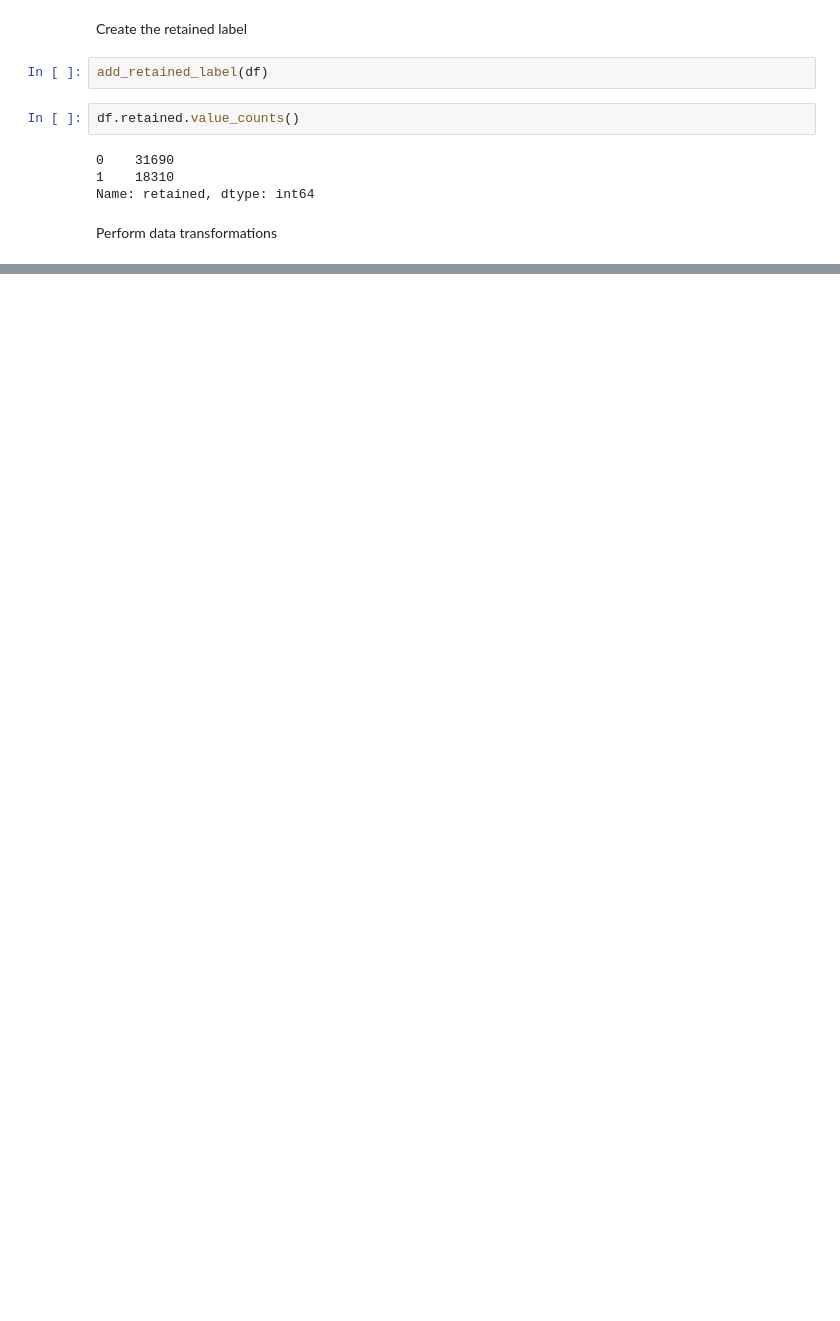
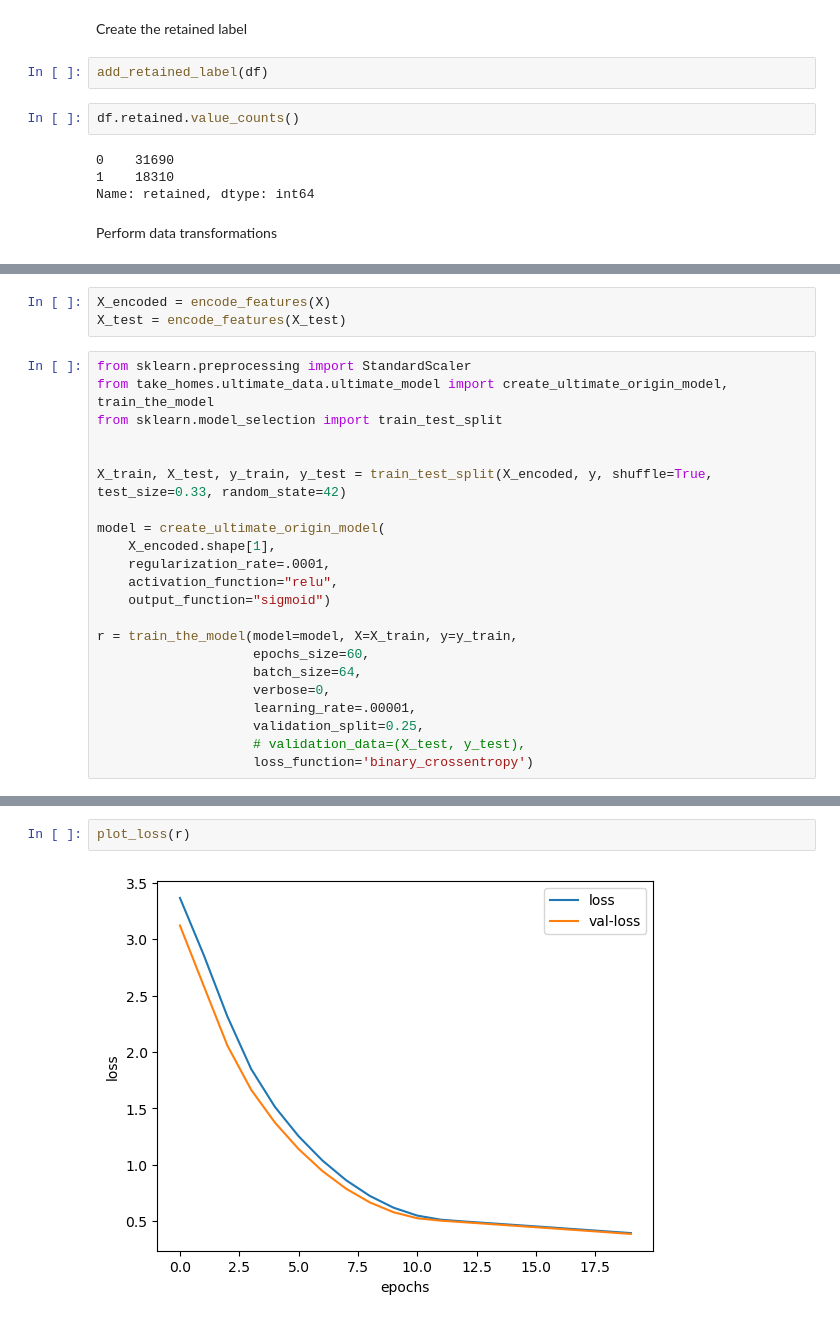
Before and after one commit to cjlcoursework/springboard-general, a Jupyter notebook: take_homes/ultimate_data/ultimate_03.02.ipynb, the cells around one changed output, grey strips where cells are left out. Drawn from its saved outputs; the diff is of its cells as text; blank space fills up the shorter version.

```diff
--- a/take_homes/ultimate_data/ultimate_03.02.ipynb
+++ b/take_homes/ultimate_data/ultimate_03.02.ipynb
@@ -116,0 +177,25 @@ feature_importances, "Cheese")
+# %%
+X_encoded = encode_features(X)
+X_test = encode_features(X_test)
+# %%
+from sklearn.preprocessing import StandardScaler
+from take_homes.ultimate_data.ultimate_model import create_ultimate_origin_model, train_the_model
+from sklearn.model_selection import train_test_split
+
+
+X_train, X_test, y_train, y_test = train_test_split(X_encoded, y, shuffle=True, test_size=0.33, random_state=42)
+
+model = create_ultimate_origin_model(
+    X_encoded.shape[1],
+    regularization_rate=.0001,
+    activation_function="relu",
+    output_function="sigmoid")
+
+r = train_the_model(model=model, X=X_train, y=y_train,
+                    epochs_size=60,
+                    batch_size=64,
+                    verbose=0,
+                    learning_rate=.00001,
+                    validation_split=0.25,
+                    # validation_data=(X_test, y_test),
+                    loss_function='binary_crossentropy')
@@ -116,0 +210,4 @@ feature_importances, "Cheese")
+# %%
+plot_loss(r)
+# %% [output]
+[figure, added]
```
Also changed, not shown: parts of 24 cells of this notebook, 15 other files.
